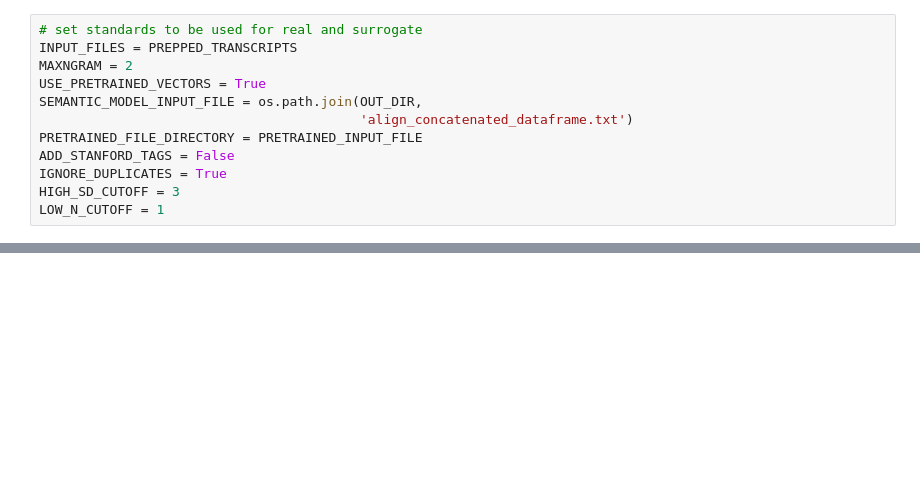
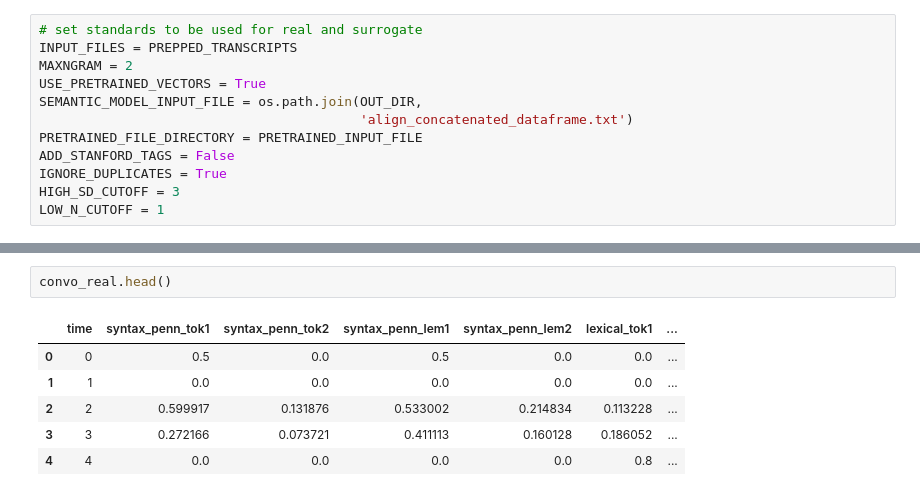
Before and after one commit to dr-rosen-rosen/Patient_MD_Com, a Jupyter notebook: linguistic_alignment.ipynb, the cells around one changed output, grey strips where cells are left out. Saved outputs shown, nothing was run; the diff lists cells and outputs as text; blank space fills up the shorter version.

```diff
--- a/linguistic_alignment.ipynb
+++ b/linguistic_alignment.ipynb
@@ -126,0 +129,9 @@ LOW_N_CUTOFF = 1
+# %%
+convo_real.head()
+# %% [output]
+|  | time | syntax_penn_tok1 | syntax_penn_tok2 | syntax_penn_lem1 | syntax_penn_lem2 | lexical_tok1 | ... |
+| 0 | 0 | 0.5 | 0.0 | 0.5 | 0.0 | 0.0 | ... |
+| 1 | 1 | 0.0 | 0.0 | 0.0 | 0.0 | 0.0 | ... |
+| 2 | 2 | 0.599917 | 0.131876 | 0.533002 | 0.214834 | 0.113228 | ... |
+| 3 | 3 | 0.272166 | 0.073721 | 0.411113 | 0.160128 | 0.186052 | ... |
+| 4 | 4 | 0.0 | 0.0 | 0.0 | 0.0 | 0.8 | ... |
```
Also changed, not shown: parts of 3 cells of this notebook, 1 other file.
